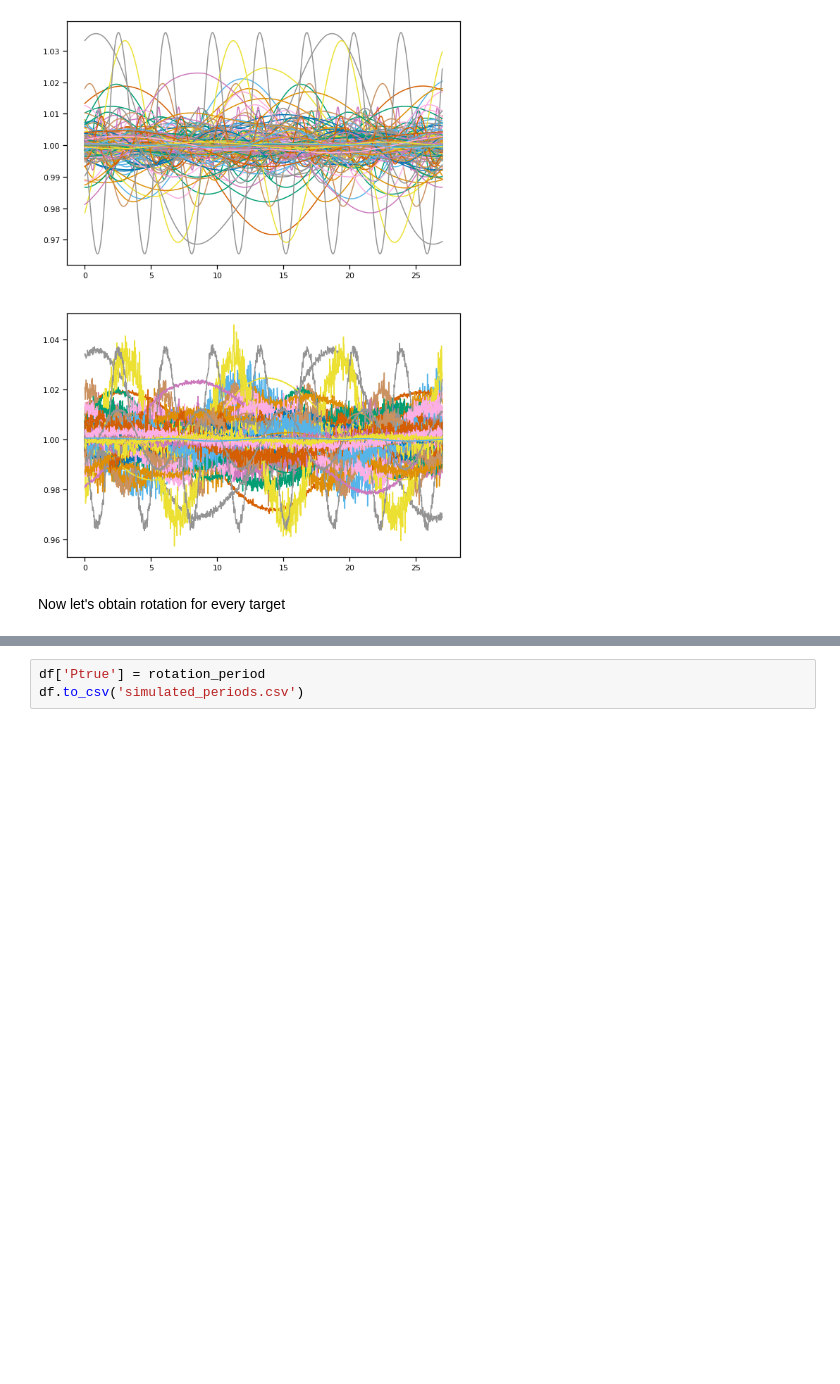
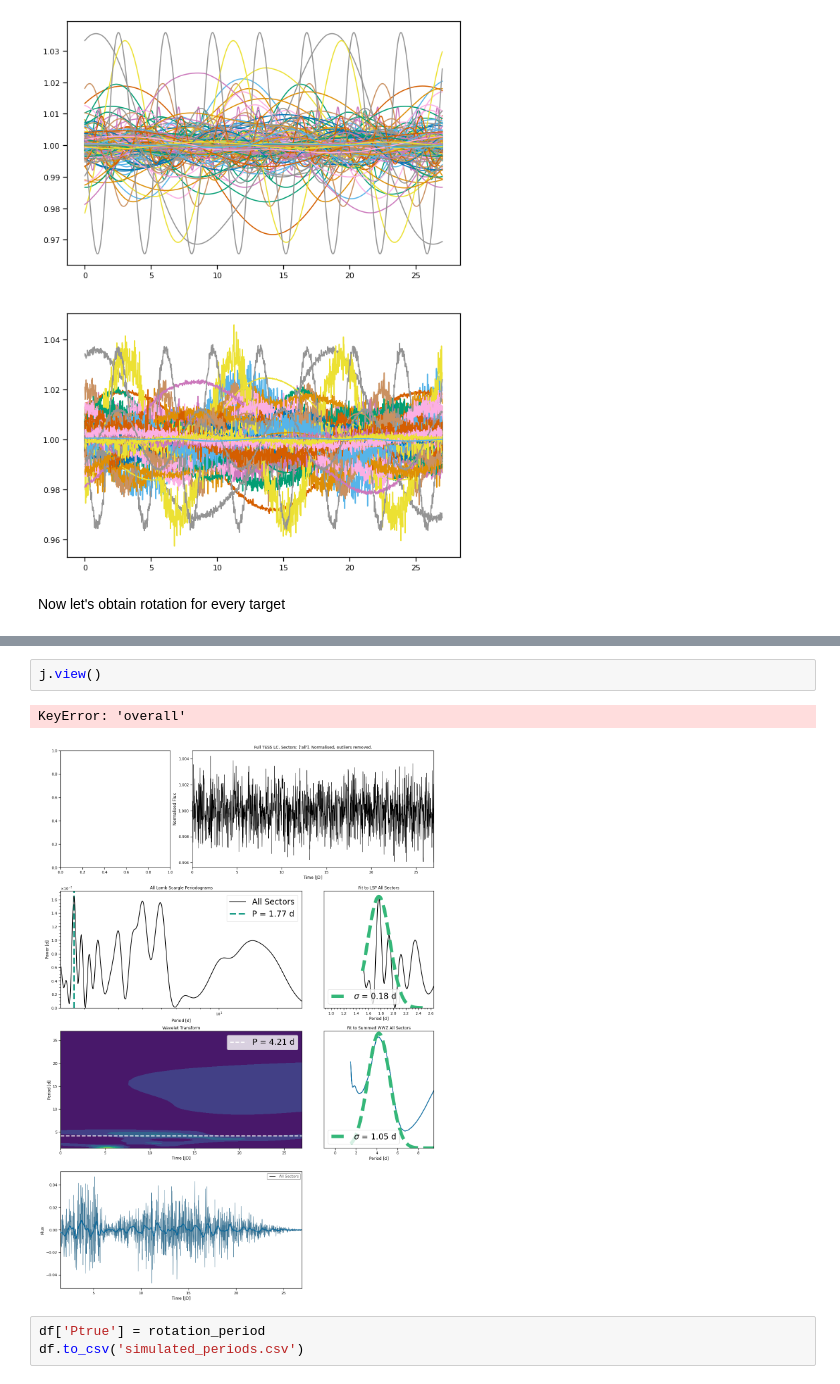
Before and after one commit to ojhall94/michael, a Jupyter notebook: Examples/simulated_lc_test.ipynb, the cells around one changed output, grey strips where cells are left out. Saved outputs shown, nothing was run; the diff lists cells and outputs as text; blank space fills up the shorter version.

```diff
--- a/Examples/simulated_lc_test.ipynb
+++ b/Examples/simulated_lc_test.ipynb
@@ -97,3 +90,8 @@ Making folder /Users/oliver hall/Research/michael/Examples/simtests/Test unit 99
+# %%
+j.view()
+# %% [output]
+KeyError: 'overall'
+[figure, added]
 # %%
 df['Ptrue'] = rotation_period
 df.to_csv('simulated_periods.csv')
```
Also changed, not shown: parts of 17 cells of this notebook, 8 other files.
